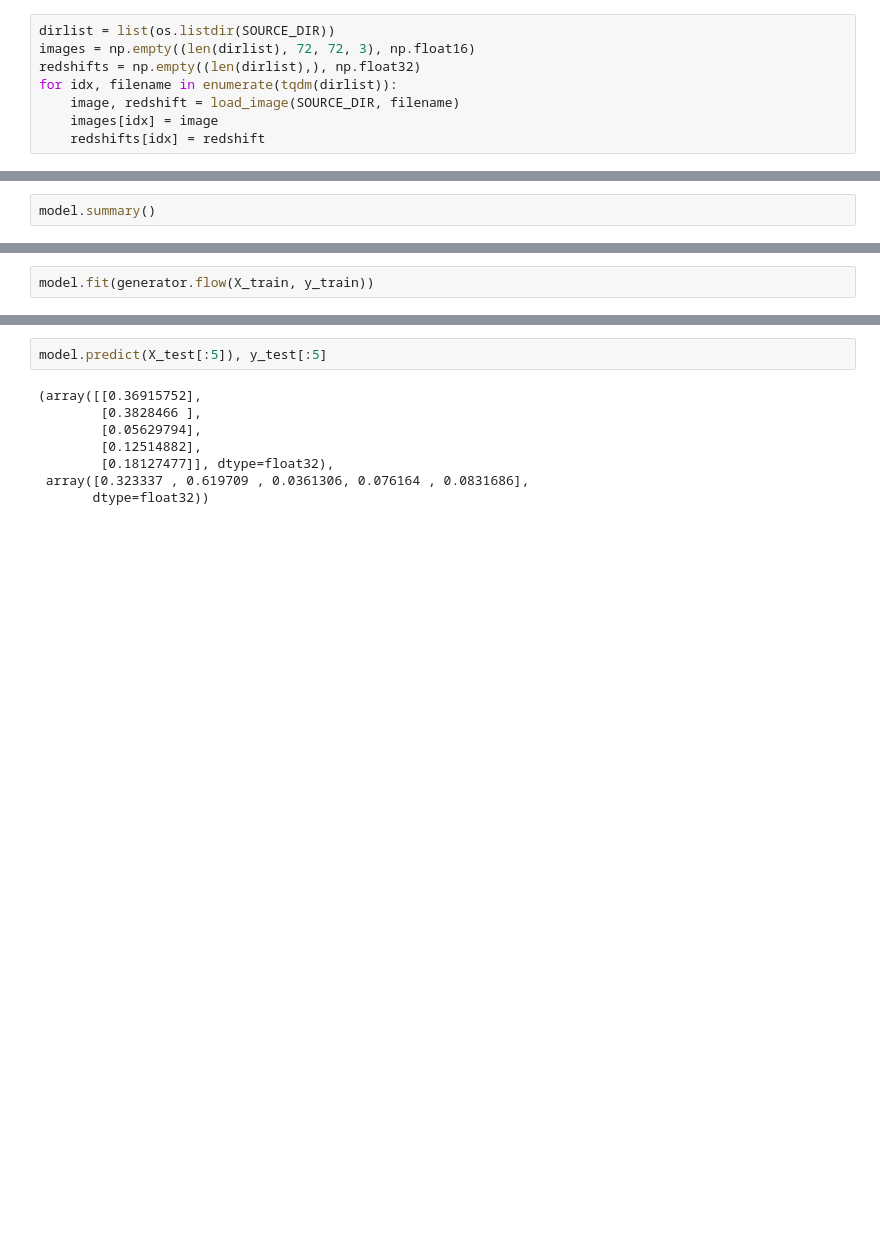
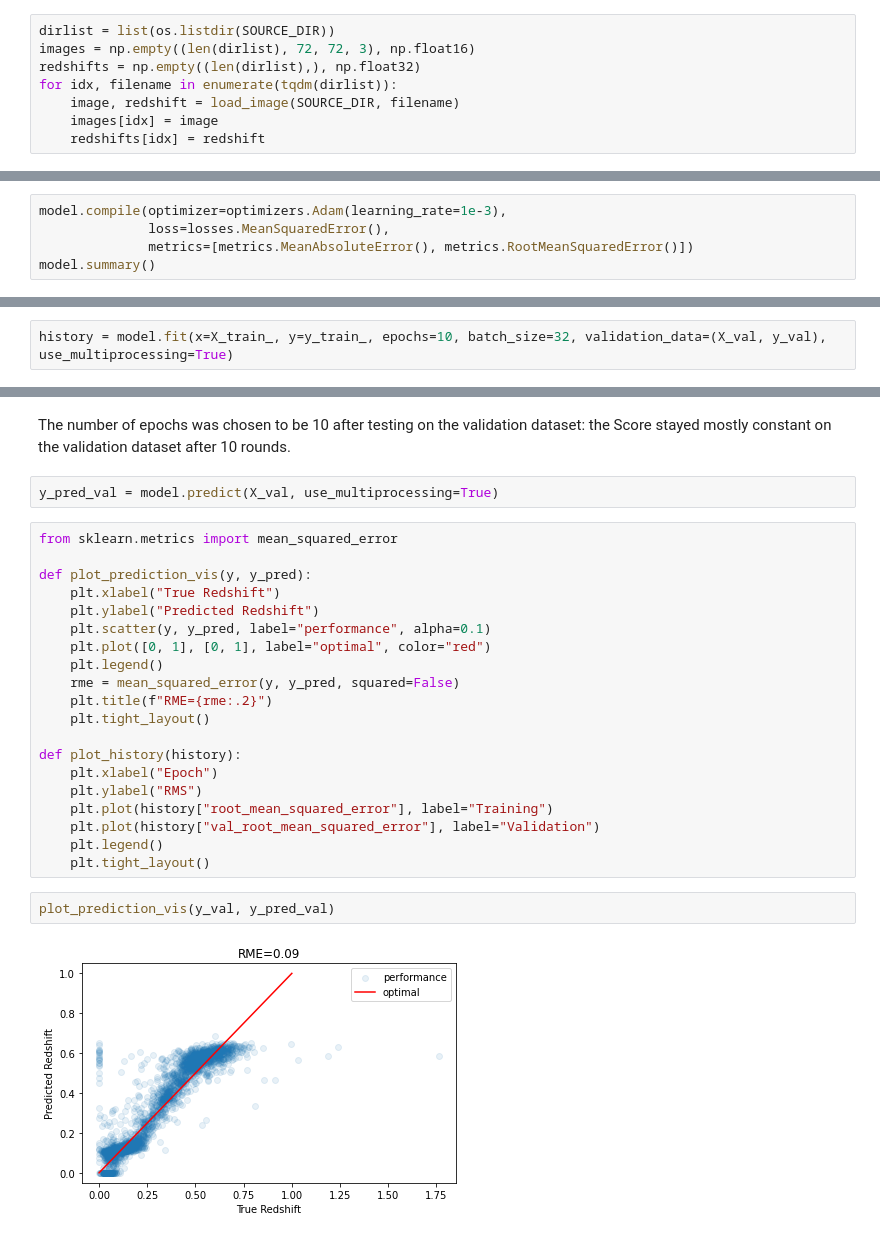
Before and after one commit to The-Ludwig/mlfp, a Jupyter notebook: project/Photometric Redshift.ipynb, the cells around one changed output, grey strips where cells are left out. Drawn from its saved outputs; the diff is of its cells as text; blank space fills up the shorter version.

```diff
--- a/project/Photometric Redshift.ipynb
+++ b/project/Photometric Redshift.ipynb
@@ -78,4 +132,7 @@ model.compile(optimizer=optimizers.Adam(learning_rate=1e-3),
 # %%
+model.compile(optimizer=optimizers.Adam(learning_rate=1e-3),
+              loss=losses.MeanSquaredError(),
+              metrics=[metrics.MeanAbsoluteError(), metrics.RootMeanSquaredError()])
 model.summary()
 # %% [output]
 Model: "sequential"
@@ -102,3 +157,3 @@ generator = preprocessing.image.ImageDataGenerator()
 # %%
-model.fit(generator.flow(X_train, y_train))
+history = model.fit(x=X_train_, y=y_train_, epochs=10, batch_size=32, validation_data=(X_val, y_val), use_multiprocessing=True)
 # %% [output]
@@ -107,10 +181,28 @@ model.fit(generator.flow(X_train, y_train))
-# %%
-model.predict(X_test[:5]), y_test[:5]
-# %% [output]
-(array([[0.36915752],
-        [0.3828466 ],
-        [0.05629794],
-        [0.12514882],
-        [0.18127477]], dtype=float32),
- array([0.323337 , 0.619709 , 0.0361306, 0.076164 , 0.0831686],
-       dtype=float32))
+# %% [markdown]
+The number of epochs was chosen to be 10 after testing on the validation dataset: the Score stayed mostly constant on the validation dataset after 10 rounds.
+# %%
+y_pred_val = model.predict(X_val, use_multiprocessing=True)
+# %%
+from sklearn.metrics import mean_squared_error
+
+def plot_prediction_vis(y, y_pred):
+    plt.xlabel("True Redshift")
+    plt.ylabel("Predicted Redshift")
+    plt.scatter(y, y_pred, label="performance", alpha=0.1)
+    plt.plot([0, 1], [0, 1], label="optimal", color="red")
+    plt.legend()
+    rme = mean_squared_error(y, y_pred, squared=False)
+    plt.title(f"RME={rme:.2}")
+    plt.tight_layout()
+
+def plot_history(history):
+    plt.xlabel("Epoch")
+    plt.ylabel("RMS")
+    plt.plot(history["root_mean_squared_error"], label="Training")
+    plt.plot(history["val_root_mean_squared_error"], label="Validation")
+    plt.legend()
+    plt.tight_layout()
+# %%
+plot_prediction_vis(y_val, y_pred_val)
+# %% [output]
+[figure, added]
```
Also changed, not shown: parts of 38 cells of this notebook, 3 other files.
